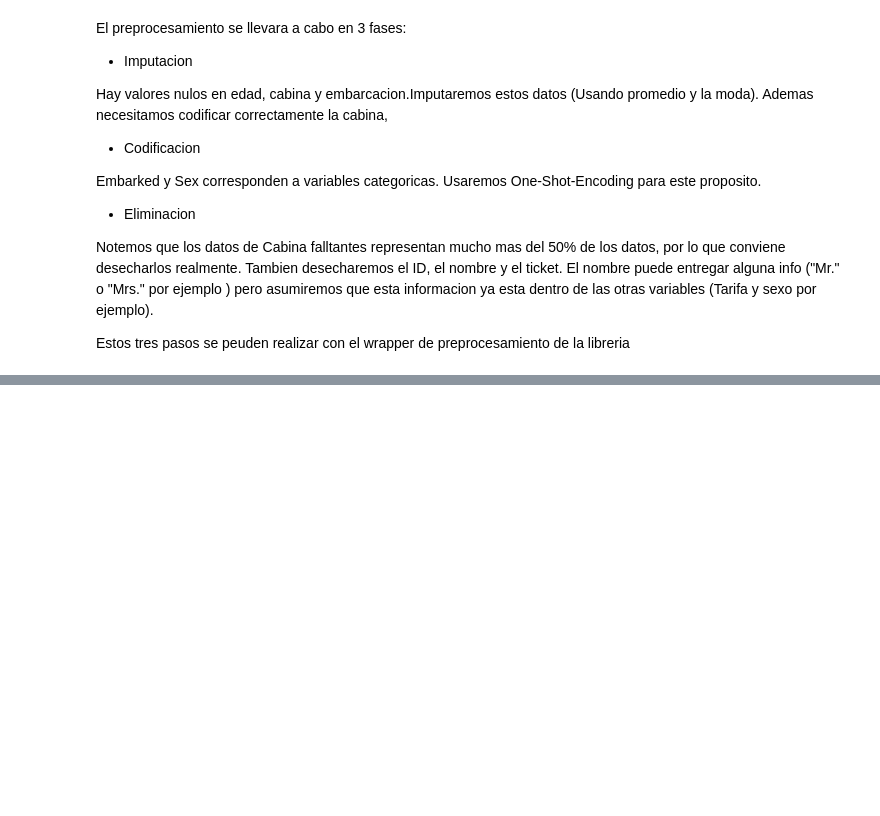
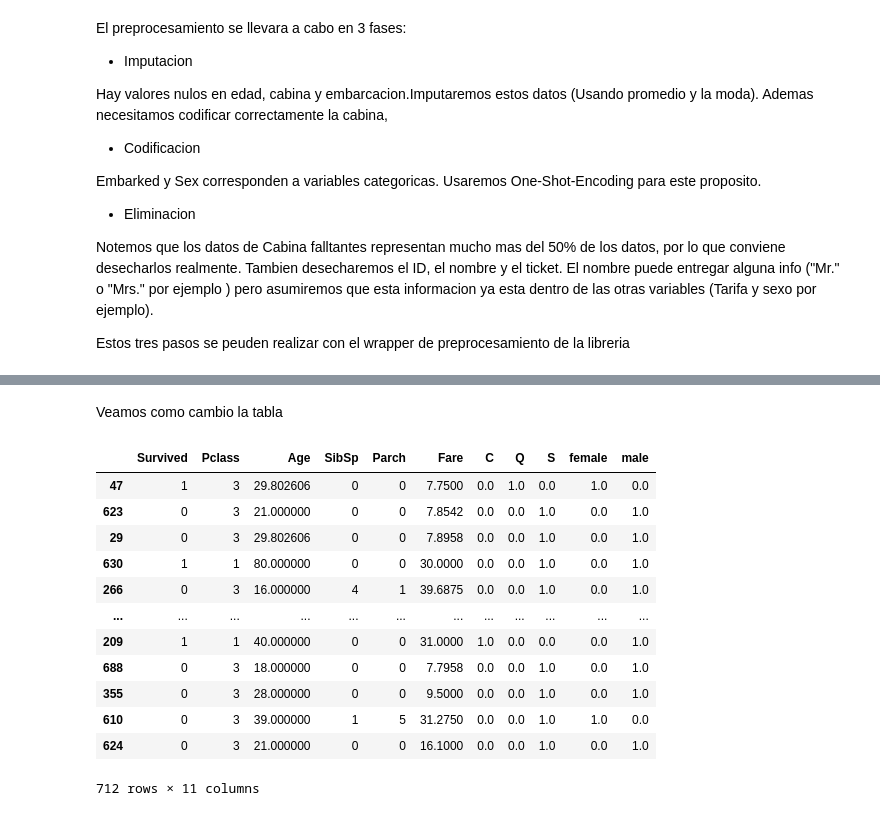
Before and after one commit to cmusura/titanic-fairy, a Jupyter notebook: notebooks/Titanic Analisis.ipynb, the cells around one changed output, grey strips where cells are left out. Drawn from its saved outputs; the diff is of its cells as text; code cells hidden in the pictures; blank space fills up the shorter version.

```diff
--- a/notebooks/Titanic Analisis.ipynb
+++ b/notebooks/Titanic Analisis.ipynb
@@ -125,3 +125,21 @@ from titanic_fairy.preprocessing.preprocess import Preprocess
 
 preproc_train = Preprocess().fit_transform(raw_train)
 preproc_test = Preprocess().fit_transform(raw_train)
+# %% [markdown]
+Veamos como cambio la tabla
+# %%
+preproc_train
+# %% [output]
+|  | Survived | Pclass | Age | SibSp | Parch | Fare | C | Q | S | female | male |
+| 47 | 1 | 3 | 29.802606 | 0 | 0 | 7.7500 | 0.0 | 1.0 | 0.0 | 1.0 | 0.0 |
+| 623 | 0 | 3 | 21.000000 | 0 | 0 | 7.8542 | 0.0 | 0.0 | 1.0 | 0.0 | 1.0 |
+| 29 | 0 | 3 | 29.802606 | 0 | 0 | 7.8958 | 0.0 | 0.0 | 1.0 | 0.0 | 1.0 |
+| 630 | 1 | 1 | 80.000000 | 0 | 0 | 30.0000 | 0.0 | 0.0 | 1.0 | 0.0 | 1.0 |
+| 266 | 0 | 3 | 16.000000 | 4 | 1 | 39.6875 | 0.0 | 0.0 | 1.0 | 0.0 | 1.0 |
+| ... | ... | ... | ... | ... | ... | ... | ... | ... | ... | ... | ... |
+| 209 | 1 | 1 | 40.000000 | 0 | 0 | 31.0000 | 1.0 | 0.0 | 0.0 | 0.0 | 1.0 |
+| 688 | 0 | 3 | 18.000000 | 0 | 0 | 7.7958 | 0.0 | 0.0 | 1.0 | 0.0 | 1.0 |
+| 355 | 0 | 3 | 28.000000 | 0 | 0 | 9.5000 | 0.0 | 0.0 | 1.0 | 0.0 | 1.0 |
+| 610 | 0 | 3 | 39.000000 | 1 | 5 | 31.2750 | 0.0 | 0.0 | 1.0 | 1.0 | 0.0 |
+| 624 | 0 | 3 | 21.000000 | 0 | 0 | 16.1000 | 0.0 | 0.0 | 1.0 | 0.0 | 1.0 |
+712 rows × 11 columns
```
Also changed, not shown: parts of 25 cells of this notebook, 3 other files.
